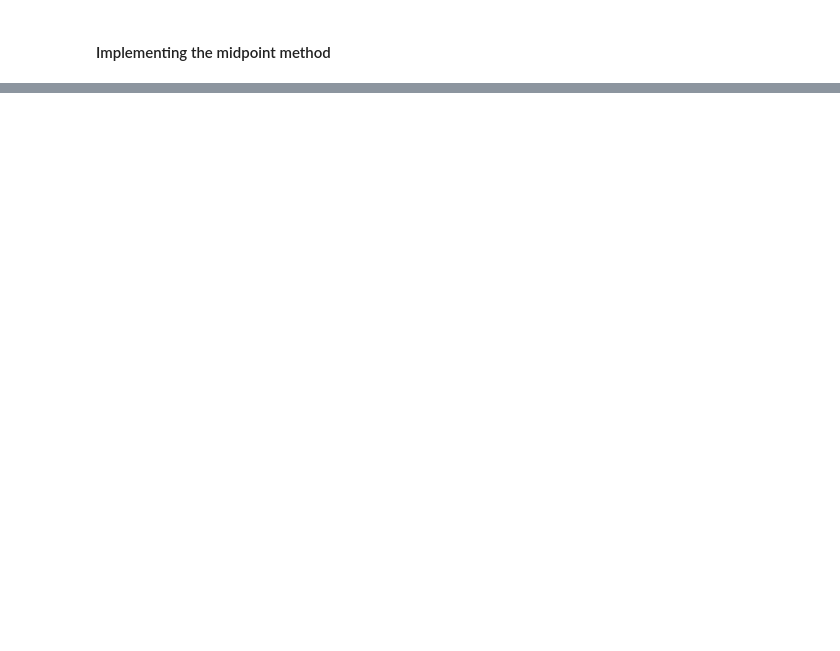
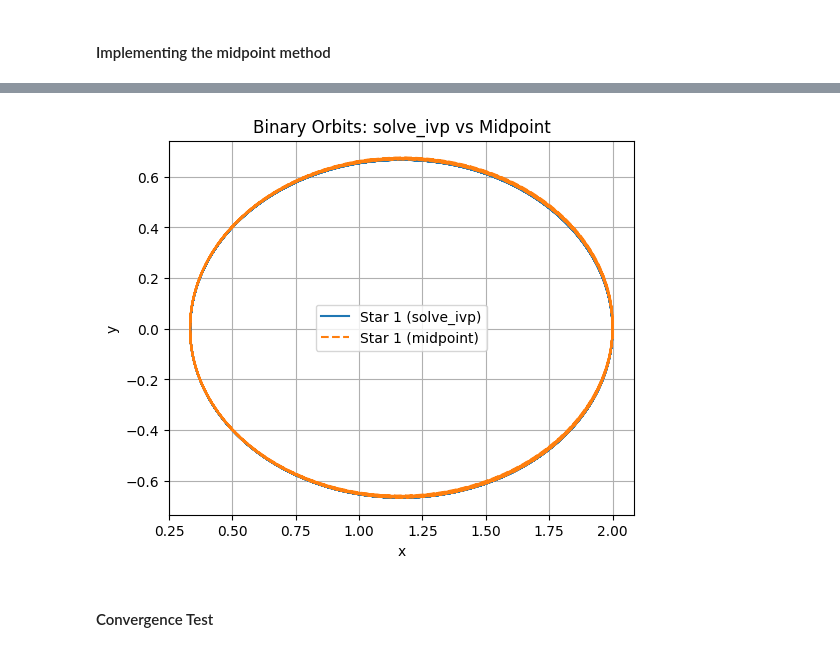
Before and after one commit to nakulpandit/TISC_Coursework, a Jupyter notebook: CourseWork_1/coursework1_soln.ipynb, the cells around one changed output, grey strips where cells are left out. Drawn from its saved outputs; the diff is of its cells as text; code cells hidden in the pictures; blank space fills up the shorter version.

```diff
--- a/CourseWork_1/coursework1_soln.ipynb
+++ b/CourseWork_1/coursework1_soln.ipynb
@@ -169,18 +198,2 @@ plt.show()
 # %% [markdown]
 #### Implementing the midpoint method
-# %%
-def midpoint_method(system, y0, t_end, dt):
-    t_vals = [0]
-    y_vals = [np.array(y0, dtype=float)]
-    y = np.array(y0, dtype=float)
-    t = 0
-
-    while t < t_end:
-        k1 = np.array(system.ode_rhs(t, y))
-        k2 = np.array(system.ode_rhs(t + dt/2, y + dt*k1/2))
-        y = y + dt * k2
-        t += dt
-        t_vals.append(t)
-        y_vals.append(y.copy())
-
-    return np.array(t_vals), np.array(y_vals).T
@@ -199,0 +200,56 @@ Error ratio = 1.6123274817349975
+# %%
+def midpoint_method(system, y0, t_span, dt):
+    """
+    Took help from GenAI to write this function
+    Midpoint method for solving dy/dt = f(t,y)
+
+    system : StarSystem object
+    y0     : initial state vector
+    t_span : (t_start, t_end)
+    dt     : timestep
+    """
+
+    t_start, t_end = t_span
+    t_vals = [t_start]
+    y_vals = [np.array(y0, dtype=float)]
+
+    t = t_start
+    y = np.array(y0, dtype=float)
+
+    while t < t_end:
+
+        k1 = np.array(system.ode_rhs(t, y))
+        k2 = np.array(system.ode_rhs(t + dt/2, y + dt*k1/2))
+
+        y = y + dt * k2
+        t = t + dt
+
+        t_vals.append(t)
+        y_vals.append(y.copy())
+
+    return np.array(t_vals), np.array(y_vals).T
+
+# Compare midpoint method with solve_ivp
+
+dt = 0.04
+t_mid, y_mid = midpoint_method(binary, y0, t_span, dt)
+
+x1_vals_mid = y_mid[0]
+y1_vals_mid = y_mid[1]
+x2_vals_mid = y_mid[4]
+y2_vals_mid = y_mid[5]
+
+plt.figure(figsize=(6,6))
+plt.plot(x1_vals, y1_vals, label="Star 1 (solve_ivp)")
+plt.plot(x1_vals_mid, y1_vals_mid, "--", label="Star 1 (midpoint)")
+plt.xlabel("x")
+plt.ylabel("y")
+plt.title("Binary Orbits: solve_ivp vs Midpoint")
+plt.legend()
+plt.grid(True)
+plt.gca().set_aspect('equal', 'box')
+plt.show()
+# %% [output]
+[figure, added]
+# %% [markdown]
+#### Convergence Test
```
Also changed, not shown: parts of 31 cells of this notebook, 5 other files.
